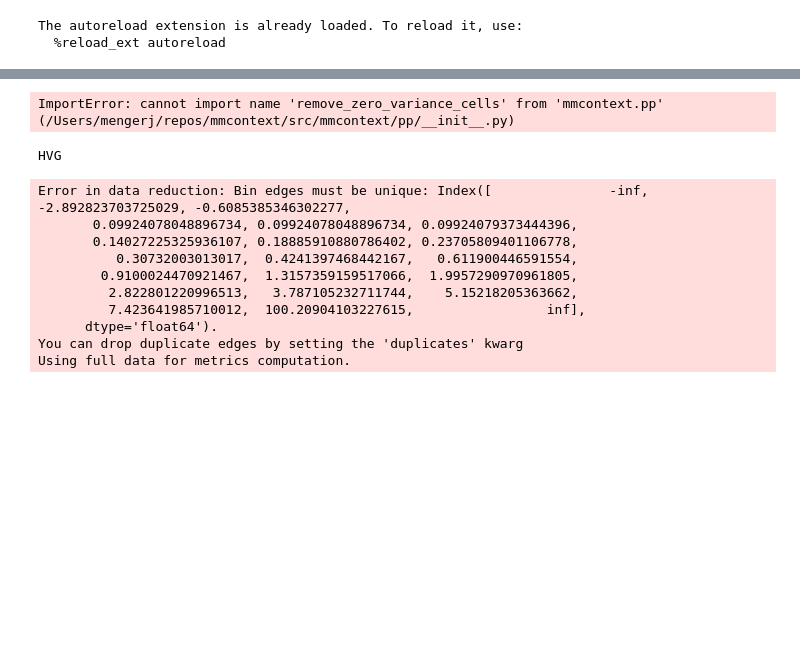
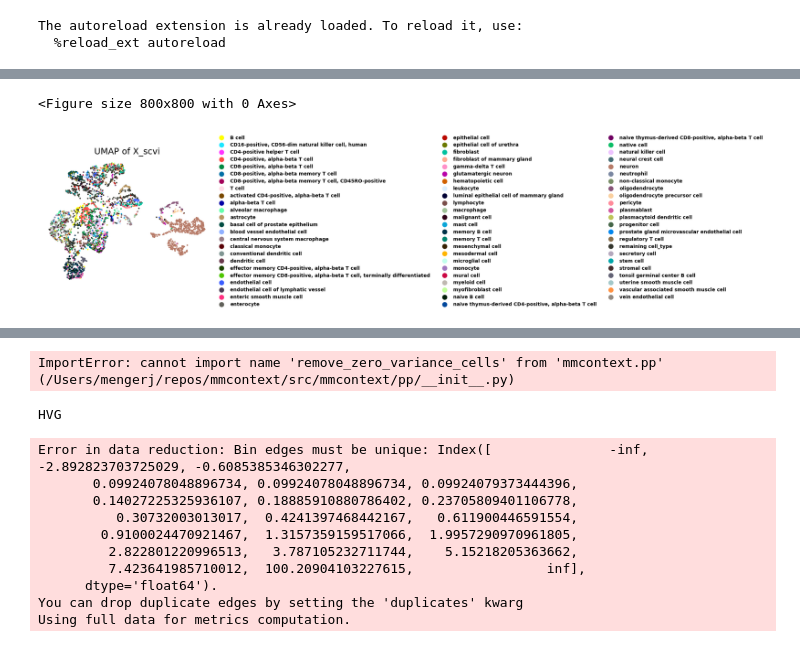
Before and after one commit to mengerj/mmcontext, a Jupyter notebook: exploratory/notebooks/evaluate_model.ipynb, the cells around one changed output, grey strips where cells are left out. Cells and saved outputs as stored; diff of their text form; code cells hidden in the pictures; blank space fills up the shorter version.

```diff
--- a/exploratory/notebooks/evaluate_model.ipynb
+++ b/exploratory/notebooks/evaluate_model.ipynb
@@ -26,3 +58,8 @@ adata.obsm["mmcontext_text_emb"] = text_embeddings
+# %%
+plot_umap(adata_cut, color_key=label_key, embedding_key="X_scvi")
+# %% [output]
+<Figure size 800x800 with 0 Axes>
+[figure, added]
 # %%
 from mmcontext.eval.utils import create_emb_pair_dataframe
 
```
Also changed, not shown: parts of 16 cells of this notebook.
